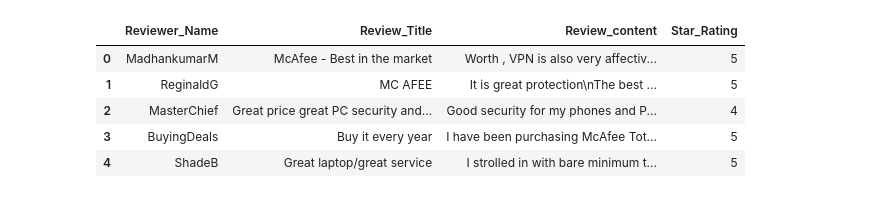
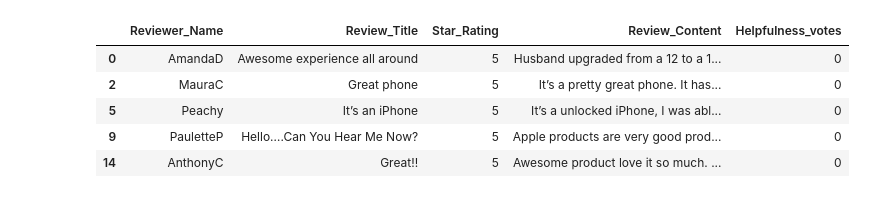
Before and after one commit to aneeshkhole/Perceived-Usefulness-of-online-customer-reviews, a Jupyter notebook: src/Bestbuy_parsing_test.ipynb, the cells around one changed output. Drawn from its saved outputs; the diff is of its cells as text; code cells hidden in the pictures.

```diff
--- a/src/Bestbuy_parsing_test.ipynb
+++ b/src/Bestbuy_parsing_test.ipynb
@@ -125,0 +16,29 @@ reviews_df.head()
+# %%
+urls = [#common
+        'https://www.bestbuy.com/site/apple-iphone-14-128gb-unlocked-midnight/6507555.p?skuId=6507555',
+        'https://www.bestbuy.com/site/samsung-galaxy-s22-ultra-128gb-phantom-black-verizon/6494471.p?skuId=6494471',
+        'https://www.bestbuy.com/site/hp-deskjet-2755e-wireless-inkjet-printer-with-3-months-of-instant-ink-included-with-hp-white/6454282.p?skuId=6454282',
+        'https://www.bestbuy.com/site/jbl-flip-5-portable-bluetooth-speaker-black/6356535.p?skuId=6356535',
+        'https://www.bestbuy.com/site/microsoft-365-family-up-to-6-people-12-month-subscription-activation-required-windows-mac-os-apple-ios-android-digital/6258038.p?skuId=6258038',
+        'https://www.bestbuy.com/site/turbotax-deluxe-2023-federal-e-file-state-mac-os-windows-digital/6560825.p?skuId=6560825',
+        'https://www.bestbuy.com/site/hamilton-beach-classic-4-slice-toaster-with-sure-toast-technology-stainless-steel/6518125.p?skuId=6518125',
+        'https://www.bestbuy.com/site/razor-mx350-dirt-rocket-ebike-w-7-miles-max-operating-range-14-mph-max-speed-small-blue/3698469.p?skuId=3698469',
+        'https://www.bestbuy.com/site/lg-65-class-c3-series-oled-4k-uhd-smart-webos-tv/6535929.p?skuId=6535929',
+        'https://www.bestbuy.com/site/ge-1-4-cu-ft-mid-size-microwave-black/3180025.p?skuId=3180025',
+        #BB exclusive
+        'https://www.bestbuy.com/site/mcafee-total-protection-5-device-antivirus-internet-security-software-1-year-subscription-android-apple-ios-chrome-mac-os-windows-digital/6517326.p?skuId=6517326',
+        'https://www.bestbuy.com/site/norton-360-deluxe-5-device-antivirus-internet-security-software-vpn-dark-web-monitoring-1-year-subscription-android-mac-os-windows-apple-ios-digital/6346690.p?skuId=6346690',
+        'https://www.bestbuy.com/site/apple-iphone-13-5g-128gb-unlocked-midnight/6417788.p?skuId=6417788'
+        ]
+
+s = Service(executable_path='D:\CU Boulder - Data Science\Spring 2024\Data Mining\chromedriver.exe')
+# %%
+Global_Reviewer_name_lst = []
+Global_Review_title_lst = []
+Global_Reviewer_star_rating_lst = []
+Global_Review_content_lst = []
+Global_Helpfulness_votes_lst = []
+
+Global_product_name_lst = []
+Global_product_star_rating_lst = []
+Global_product_total_reviews = []
@@ -125,0 +169,11 @@ reviews_df.head()
+# %%
+review_data = {
+    'Reviewer_Name':Global_Reviewer_name_lst,
+    'Review_Title':Global_Review_title_lst,
+    'Star_Rating':Global_Reviewer_star_rating_lst,
+    'Review_Content':Global_Review_content_lst,
+    'Helpfulness_votes':Global_Helpfulness_votes_lst
+}
+
+df_review = pd.DataFrame(review_data)
+df_review
@@ -348,10 +197,0 @@ Stacktrace:
-# %%
-reviews = pd.DataFrame({'Reviewer_Name':name,'Review_Title':review_title, 'Review_content':review ,'Star_Rating':star_rating})
-reviews.head()
-# %% [output]
-|  | Reviewer_Name | Review_Title | Review_content | Star_Rating |
-| 0 | MadhankumarM | McAfee - Best in the market | Worth , VPN is also very affectiv... | 5 |
-| 1 | ReginaldG | MC AFEE | It is great protection\nThe best ... | 5 |
-| 2 | MasterChief | Great price great PC security and... | Good security for my phones and P... | 4 |
-| 3 | BuyingDeals | Buy it every year | I have been purchasing McAfee Tot... | 5 |
-| 4 | ShadeB | Great laptop/great service | I strolled in with bare minimum t... | 5 |
@@ -359,0 +198,10 @@ driver.quit()
+# %%
+df_review_without_duplicates = df_review.drop_duplicates()
+df_review_without_duplicates.head()
+# %% [output]
+|  | Reviewer_Name | Review_Title | Star_Rating | Review_Content | Helpfulness_votes |
+| 0 | AmandaD | Awesome experience all around | 5 | Husband upgraded from a 12 to a 1... | 0 |
+| 2 | MauraC | Great phone | 5 | It’s a pretty great phone. It has... | 0 |
+| 5 | Peachy | It’s an iPhone | 5 | It’s a unlocked iPhone, I was abl... | 0 |
+| 9 | PauletteP | Hello….Can You Hear Me Now? | 5 | Apple products are very good prod... | 0 |
+| 14 | AnthonyC | Great!! | 5 | Awesome product love it so much. ... | 0 |
```
Also changed, not shown: parts of 25 cells of this notebook, 3 other files.
